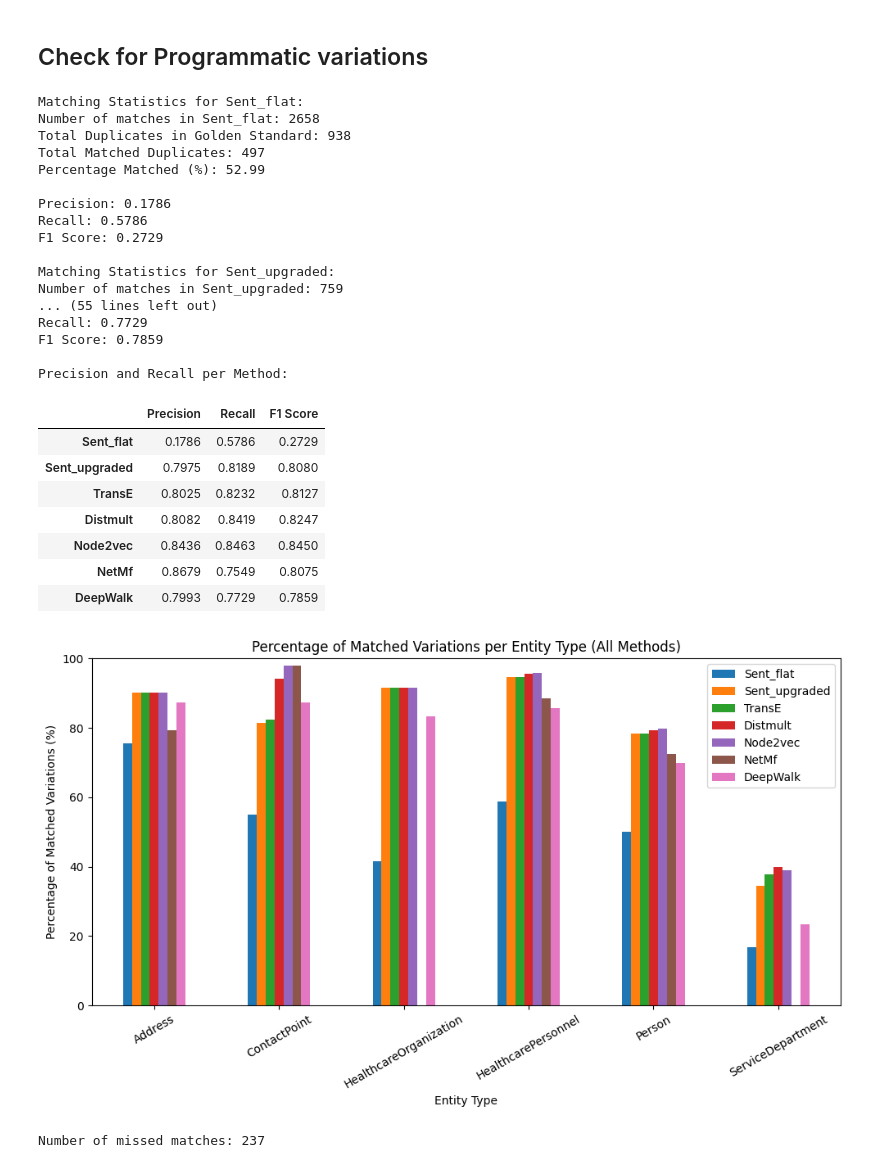
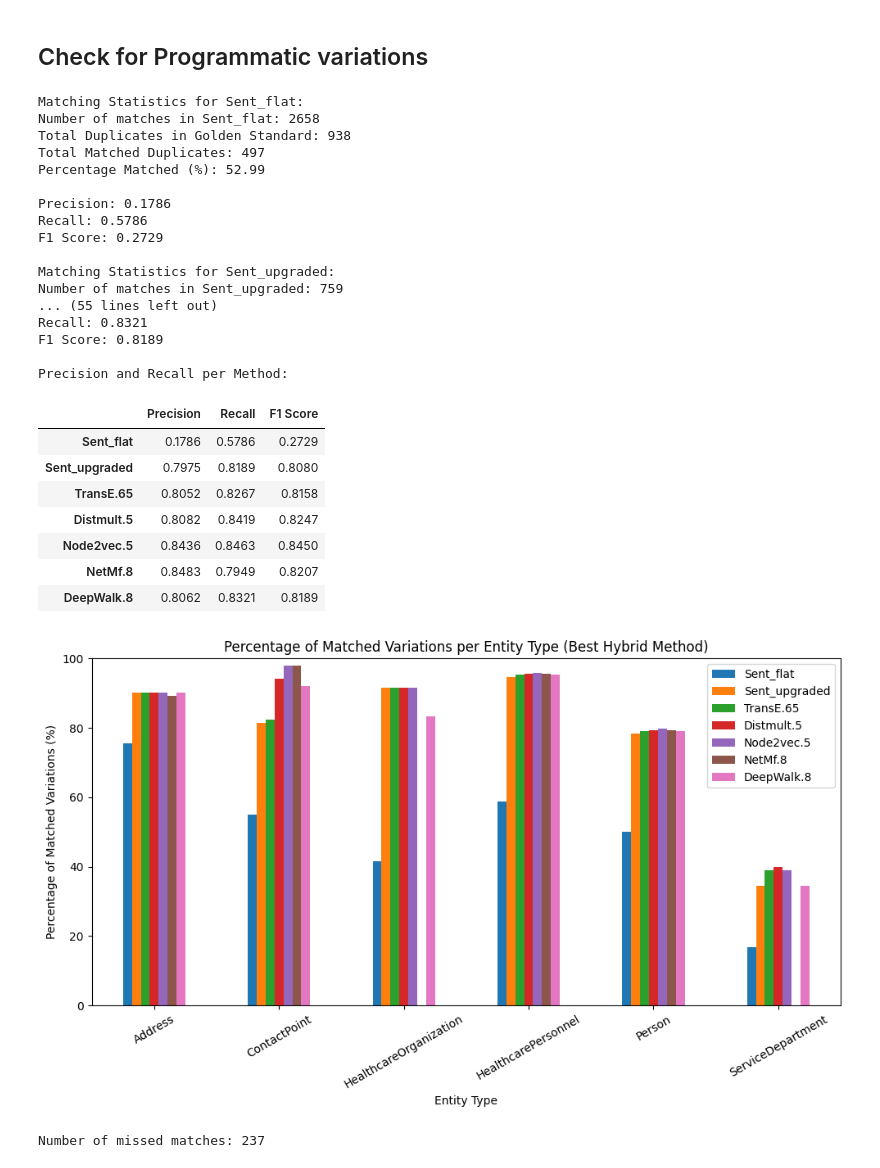
Before and after one commit to Timszy/entity-deduplication-hack-main, a Jupyter notebook: EvaluateProg_data.ipynb, the cells around one changed output. Drawn from its saved outputs; the diff is of its cells as text; code cells hidden in the pictures.

```diff
--- a/EvaluateProg_data.ipynb
+++ b/EvaluateProg_data.ipynb
@@ -12,14 +12,11 @@ golden_standard = pd.read_csv('data/prog_data/updated_golden_standard_duplicates
 match_files = {
     'Sent_flat': json.load(open('matches/matchesHacky.json', 'r')),
     'Sent_upgraded': json.load(open('matches/SentenceEmbedding.json', 'r')),
-    'TransE' : json.load(open('matches/HybridTransE_alpha_0.5.json', 'r')),
-    'Distmult': json.load(open('matches/HybridDistmult_alpha_0.5.json', 'r')),
-    'Node2vec': json.load(open('matches/HybridNode2vec_alpha_0.5.json', 'r')),
-    'NetMf' : json.load(open('matches/HybridNetMf_alpha_0.5.json', 'r')),
-    'DeepWalk' : json.load(open('matches/HybridDeepWalk_alpha_0.5.json', 'r')),
-
-
-
+    'TransE.65' : json.load(open('matches/HybridTransE_alpha_0.65.json', 'r')),
+    'Distmult.5': json.load(open('matches/HybridDistmult_alpha_0.5.json', 'r')),
+    'Node2vec.5': json.load(open('matches/HybridNode2vec_alpha_0.5.json', 'r')),
+    'NetMf.8' : json.load(open('matches/HybridNetMf_alpha_0.8.json', 'r')),
+    'DeepWalk.8' : json.load(open('matches/HybridDeepWalk_alpha_0.8.json', 'r')),
 }
 
 def extract_uuid(uri):
@@ -141,42 +138,42 @@ pr_df = pr_df.round(4)
 print("Precision and Recall per Method:")
 display(pr_df)
 
 percent_df = pd.DataFrame(percent_summary).fillna(0)
 percent_df.plot(kind='bar', figsize=(10,6))
 plt.xlabel('Entity Type')
 plt.ylabel('Percentage of Matched Variations (%)')
-plt.title('Percentage of Matched Variations per Entity Type (All Methods)')
+plt.title('Percentage of Matched Variations per Entity Type (Best Hybrid Method)')
 plt.ylim(0, 100)
 plt.xticks(rotation=30)
 plt.tight_layout()
 plt.show()
 # %% [output]
 Matching Statistics for Sent_flat:
 Number of matches in Sent_flat: 2658
 Total Duplicates in Golden Standard: 938
 Total Matched Duplicates: 497
 Percentage Matched (%): 52.99
 
 Precision: 0.1786
 Recall: 0.5786
 F1 Score: 0.2729
 
 Matching Statistics for Sent_upgraded:
 Number of matches in Sent_upgraded: 759
 ... (55 lines left out)
-Recall: 0.7729
-F1 Score: 0.7859
+Recall: 0.8321
+F1 Score: 0.8189
 
 Precision and Recall per Method:
 |  | Precision | Recall | F1 Score |
 | Sent_flat | 0.1786 | 0.5786 | 0.2729 |
 | Sent_upgraded | 0.7975 | 0.8189 | 0.8080 |
-| TransE | 0.8025 | 0.8232 | 0.8127 |
-| Distmult | 0.8082 | 0.8419 | 0.8247 |
-| Node2vec | 0.8436 | 0.8463 | 0.8450 |
-| NetMf | 0.8679 | 0.7549 | 0.8075 |
-| DeepWalk | 0.7993 | 0.7729 | 0.7859 |
+| TransE.65 | 0.8052 | 0.8267 | 0.8158 |
+| Distmult.5 | 0.8082 | 0.8419 | 0.8247 |
+| Node2vec.5 | 0.8436 | 0.8463 | 0.8450 |
+| NetMf.8 | 0.8483 | 0.7949 | 0.8207 |
+| DeepWalk.8 | 0.8062 | 0.8321 | 0.8189 |
-[figure, old version]
+[figure, new version]
 # %%
 # Find all golden standard matches that were NOT found by the last algorithm run in the loop
 missed_rows = golden_standard[~golden_standard.index.isin(matched_rows.index)]
```
Also changed, not shown: parts of 2 cells of this notebook, 32 other files.
